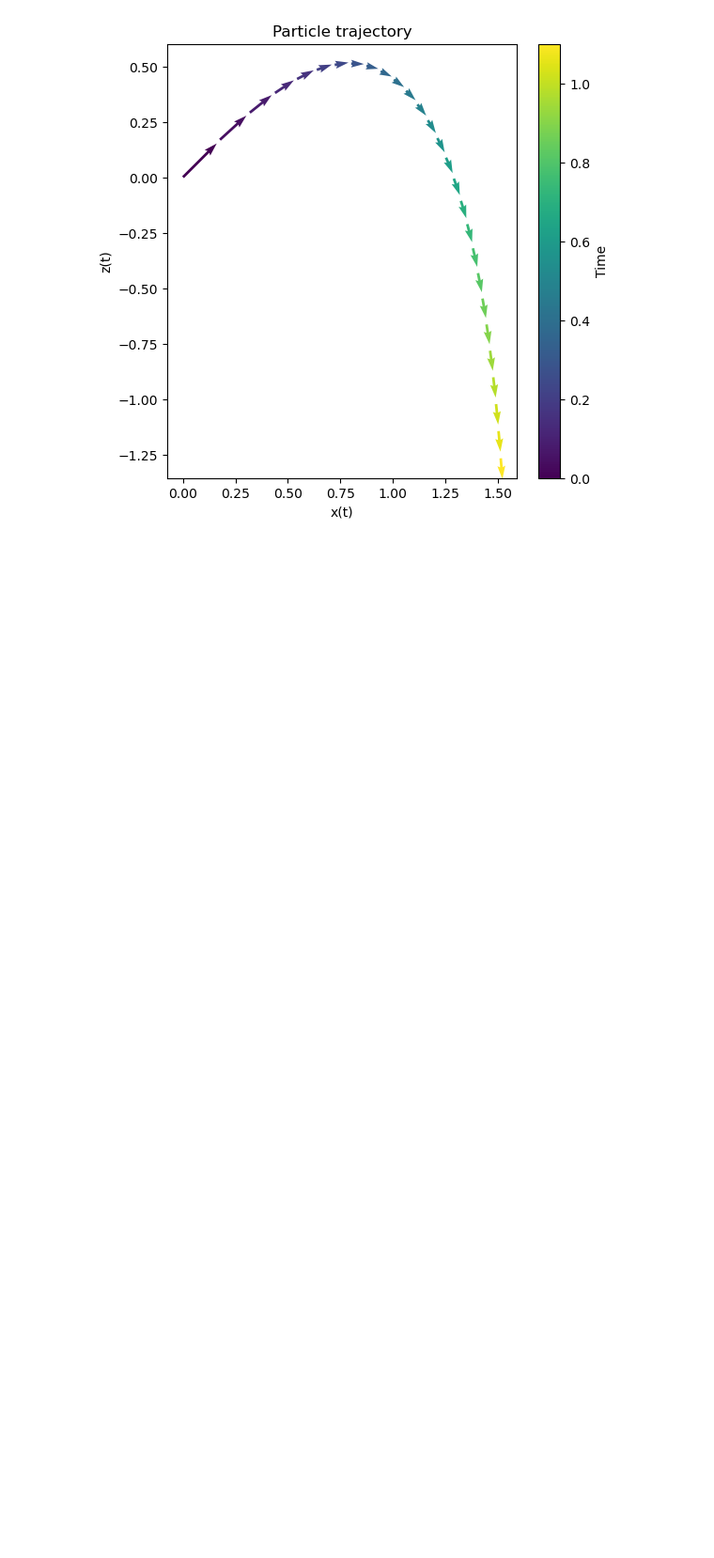
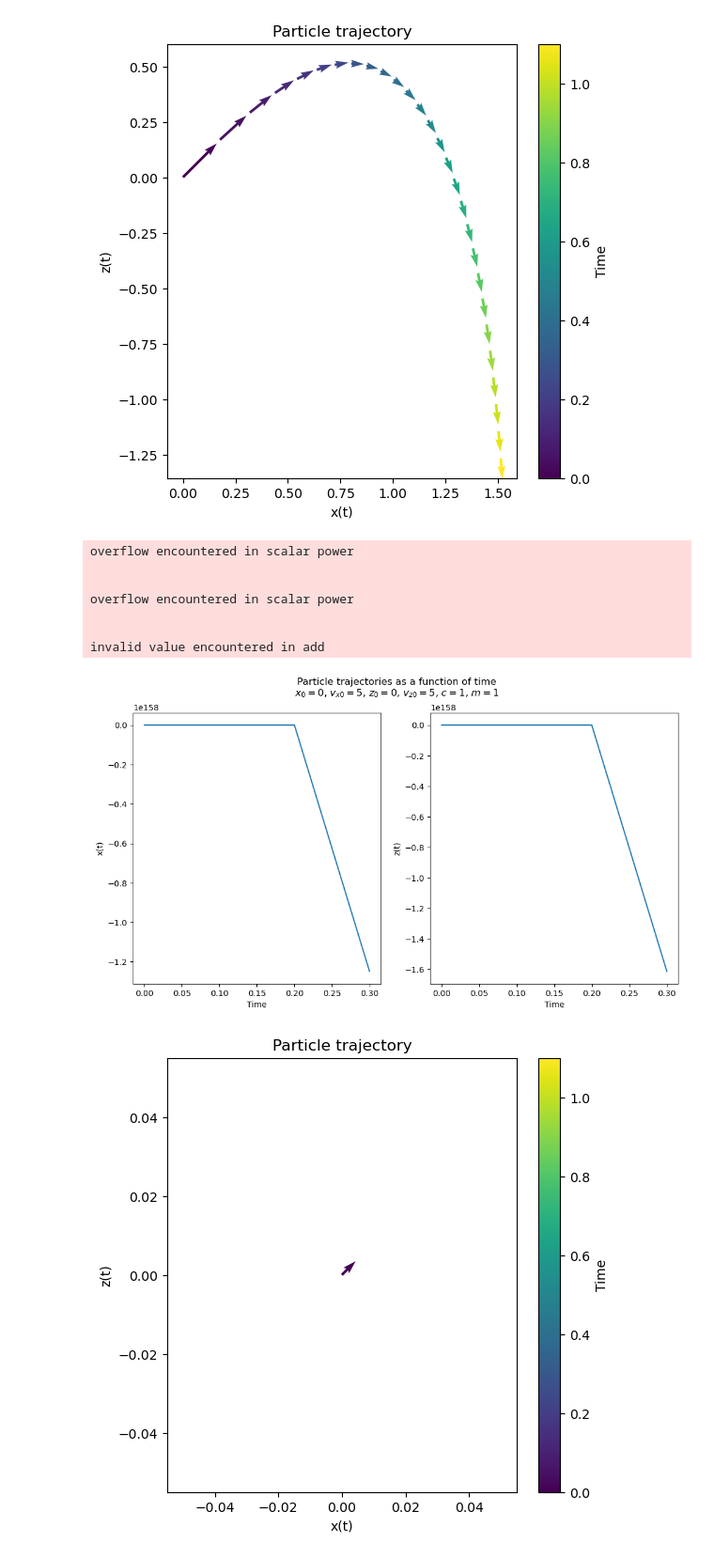
Before and after one commit to cake-dev/Simulation_class, a Jupyter notebook: Project2-Projectiles/integrators/Project2b-ImprovedIntegrators.ipynb, the cells around one changed output. Shown at 94% size. Saved outputs shown, nothing was run; the diff lists cells and outputs as text; code cells hidden in the pictures; blank space fills up the shorter version.

Commit message:
integrators done, hw 1 work

```diff
--- a/Project2-Projectiles/integrators/Project2b-ImprovedIntegrators.ipynb
+++ b/Project2-Projectiles/integrators/Project2b-ImprovedIntegrators.ipynb
@@ -272,6 +272,59 @@ plt.show()
 # %% [output]
 [figure]
 [figure]
+# %%
+pm = ParticleMotion2DWithDrag()
+method = RK4()
+integrator = Integrator(pm, method)
+
+# Initial conditions
+t_0 = 0.0
+t_end = 1.1
+dt = 0.1
+x_0 = 0.0
+vx_0 = 5.0
+z_0 = 0.0
+vz_0 = 5.0
+u_0 = np.array([x_0, vx_0, z_0, vz_0])
+
+# Perform the integration
+t, u = integrator.integrate([t_0, t_end], dt, u_0)
+
+# 2 plots side by side, one for x(t) and one for z(t)
+fig, ax = plt.subplots(1, 2, figsize=(12, 6))
+ax[0].plot(t, u[:, 0])
+ax[0].set_xlabel('Time')
+ax[0].set_ylabel('x(t)')
+ax[1].plot(t, u[:, 2])
+ax[1].set_xlabel('Time')
+ax[1].set_ylabel('z(t)')
+# title with relevant information
+fig.suptitle('Particle trajectories as a function of time\n' + r'$x_0 = 0$, $v_{x0} = 5$, $z_0 = 0$, $v_{z0} = 5$, $c = 1$, $m = 1$')
+plt.show()
+# plot z and x togehter, colored arrows by time
+fig, ax = plt.subplots(1, 1, figsize=(6, 6))
+colormap = 'viridis'
+# ax.plot(u[:, 0], u[:, 2])
+ax.set_xlabel('x(t)')
+ax.set_ylabel('z(t)')
+ax.set_title('Particle trajectory')
+ax.quiver(u[:, 0][::4], u[:, 2][::4], u[:, 1][::4], u[:, 3][::4], t[::4], cmap=colormap)
+# add colorbar
+sm = plt.cm.ScalarMappable(cmap=colormap, norm=plt.Normalize(vmin=t[0], vmax=t[-1]))
+sm._A = []
+cbar = plt.colorbar(sm, ax=ax)
+cbar.set_label('Time')
+plt.show()
+# %% [output]
+overflow encountered in scalar power
+
+
+overflow encountered in scalar power
+
+
+invalid value encountered in add
+[figure, added]
+[figure, added]
 # %%
 # plotly
 import plotly.graph_objects as go
```
Also changed, not shown: 1 other file.
